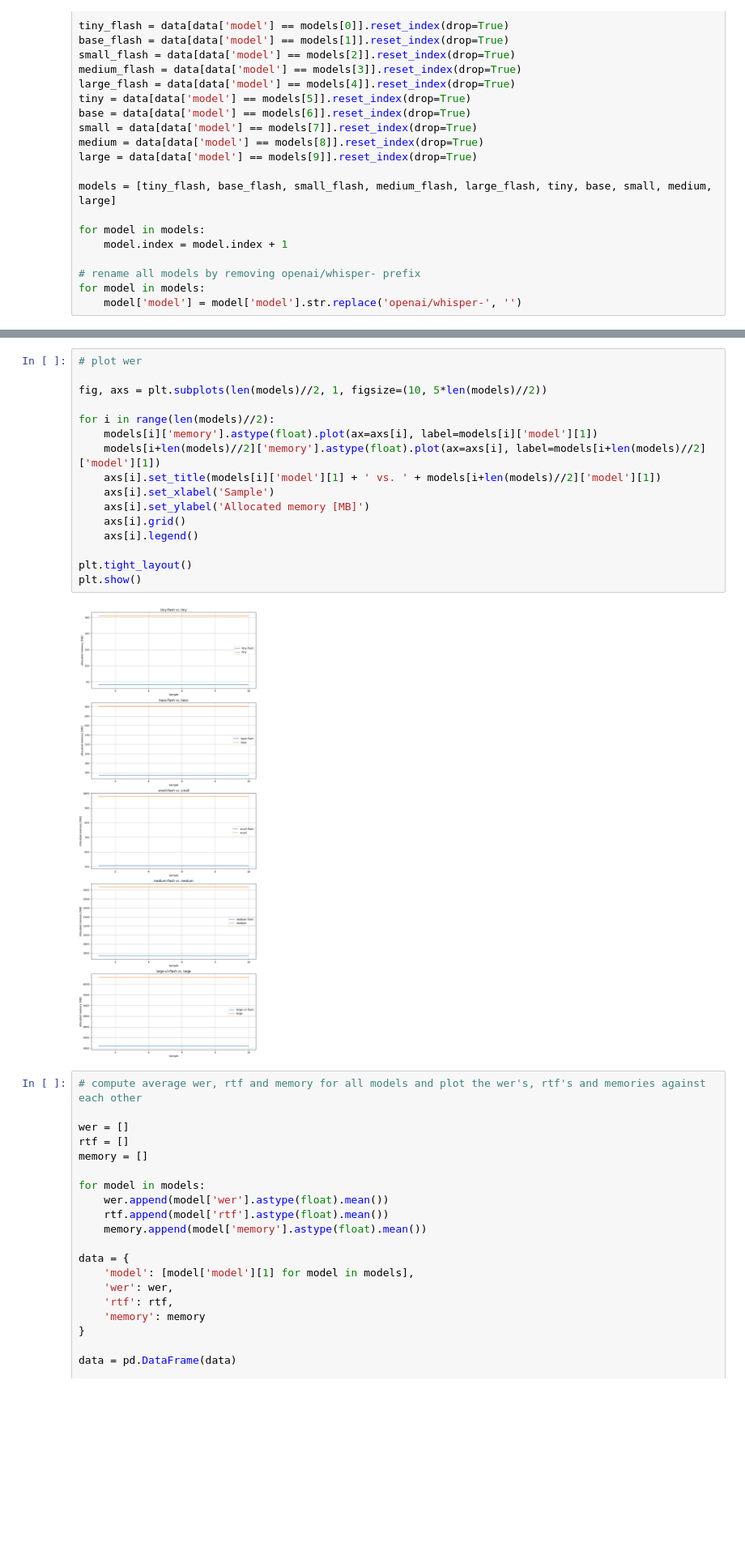
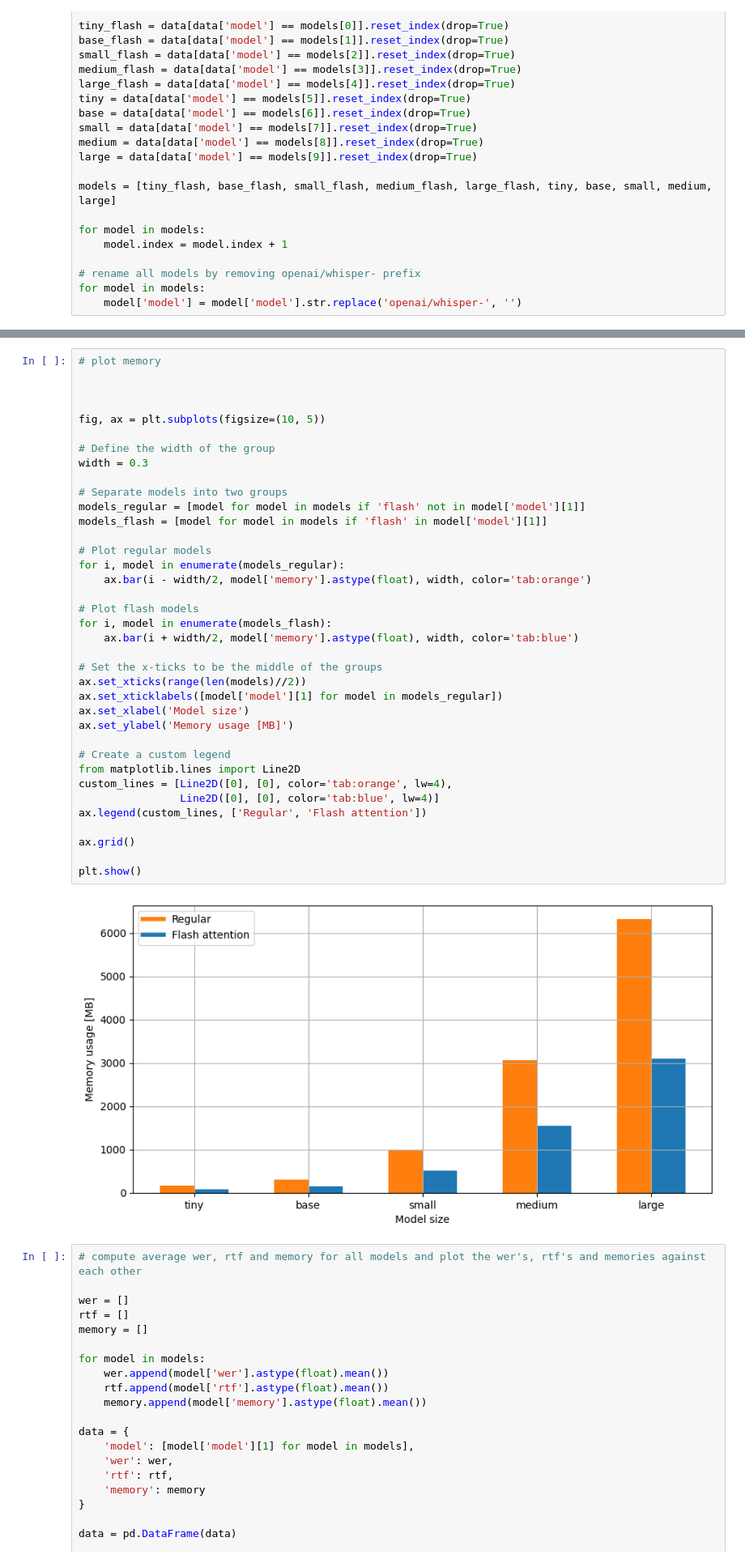
Before and after one commit to stinkyElias/SemReBot2, a Jupyter notebook: testing/whisper/plotting.ipynb, the cells around one changed output, grey strips where cells are left out. Shown at 81% size. Saved outputs shown, nothing was run; the diff lists cells and outputs as text; blank space fills up the shorter version.

```diff
--- a/testing/whisper/plotting.ipynb
+++ b/testing/whisper/plotting.ipynb
@@ -83,21 +103,42 @@ plt.show()
-# %%
-# plot wer
-
-fig, axs = plt.subplots(len(models)//2, 1, figsize=(10, 5*len(models)//2))
-
-for i in range(len(models)//2):
-    models[i]['memory'].astype(float).plot(ax=axs[i], label=models[i]['model'][1])
-    models[i+len(models)//2]['memory'].astype(float).plot(ax=axs[i], label=models[i+len(models)//2]['model'][1])
-    axs[i].set_title(models[i]['model'][1] + ' vs. ' + models[i+len(models)//2]['model'][1])
-    axs[i].set_xlabel('Sample')
-    axs[i].set_ylabel('Allocated memory [MB]')
-    axs[i].grid()
-    axs[i].legend()
-
-plt.tight_layout()
-plt.show()
-# %% [output]
-[figure, removed]
+# %%
+# plot memory
+
+
+
+fig, ax = plt.subplots(figsize=(10, 5))
+
+# Define the width of the group
+width = 0.3
+
+# Separate models into two groups
+models_regular = [model for model in models if 'flash' not in model['model'][1]]
+models_flash = [model for model in models if 'flash' in model['model'][1]]
+
+# Plot regular models
+for i, model in enumerate(models_regular):
+    ax.bar(i - width/2, model['memory'].astype(float), width, color='tab:orange')
+
+# Plot flash models
+for i, model in enumerate(models_flash):
+    ax.bar(i + width/2, model['memory'].astype(float), width, color='tab:blue')
+
+# Set the x-ticks to be the middle of the groups
+ax.set_xticks(range(len(models)//2))
+ax.set_xticklabels([model['model'][1] for model in models_regular])
+ax.set_xlabel('Model size')
+ax.set_ylabel('Memory usage [MB]')
+
+# Create a custom legend
+from matplotlib.lines import Line2D
+custom_lines = [Line2D([0], [0], color='tab:orange', lw=4),
+                Line2D([0], [0], color='tab:blue', lw=4)]
+ax.legend(custom_lines, ['Regular', 'Flash attention'])
+
+ax.grid()
+
+plt.show()
+# %% [output]
+[figure, added]
 # %%
 # compute average wer, rtf and memory for all models and plot the wer's, rtf's and memories against each other
 
```
Also changed, not shown: parts of 2 cells of this notebook, 6 other files.
